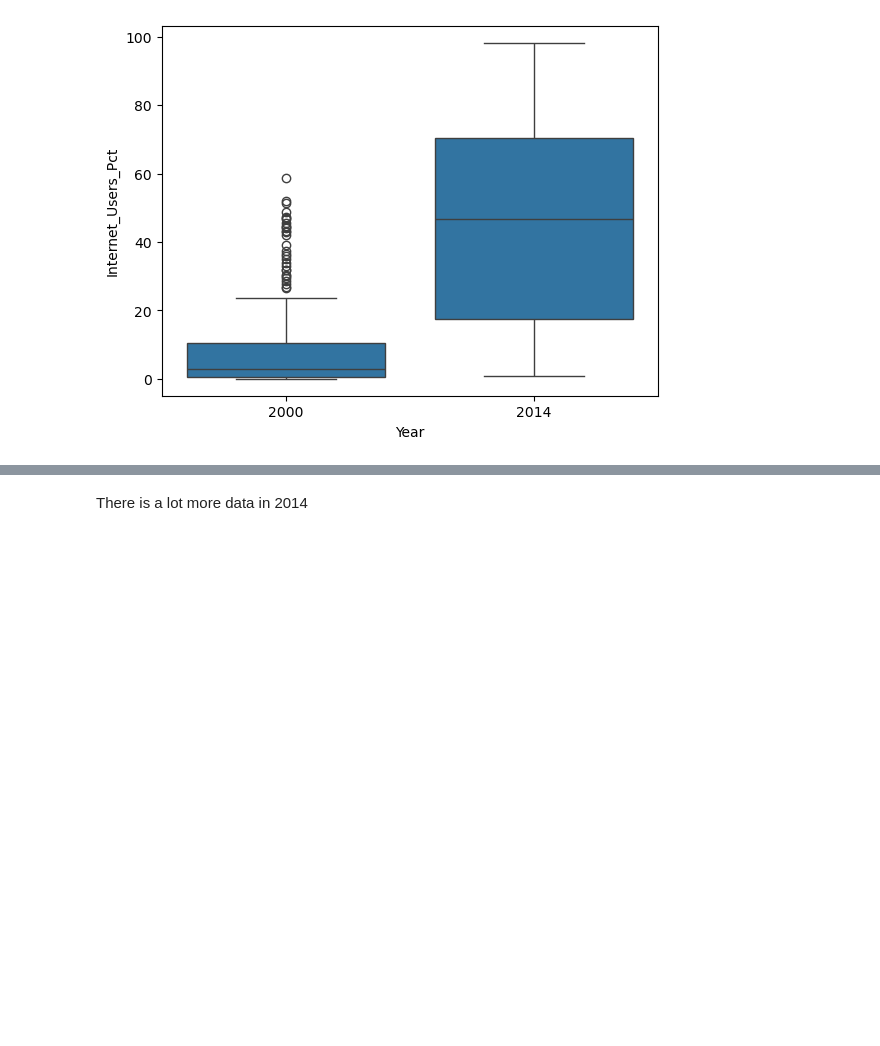
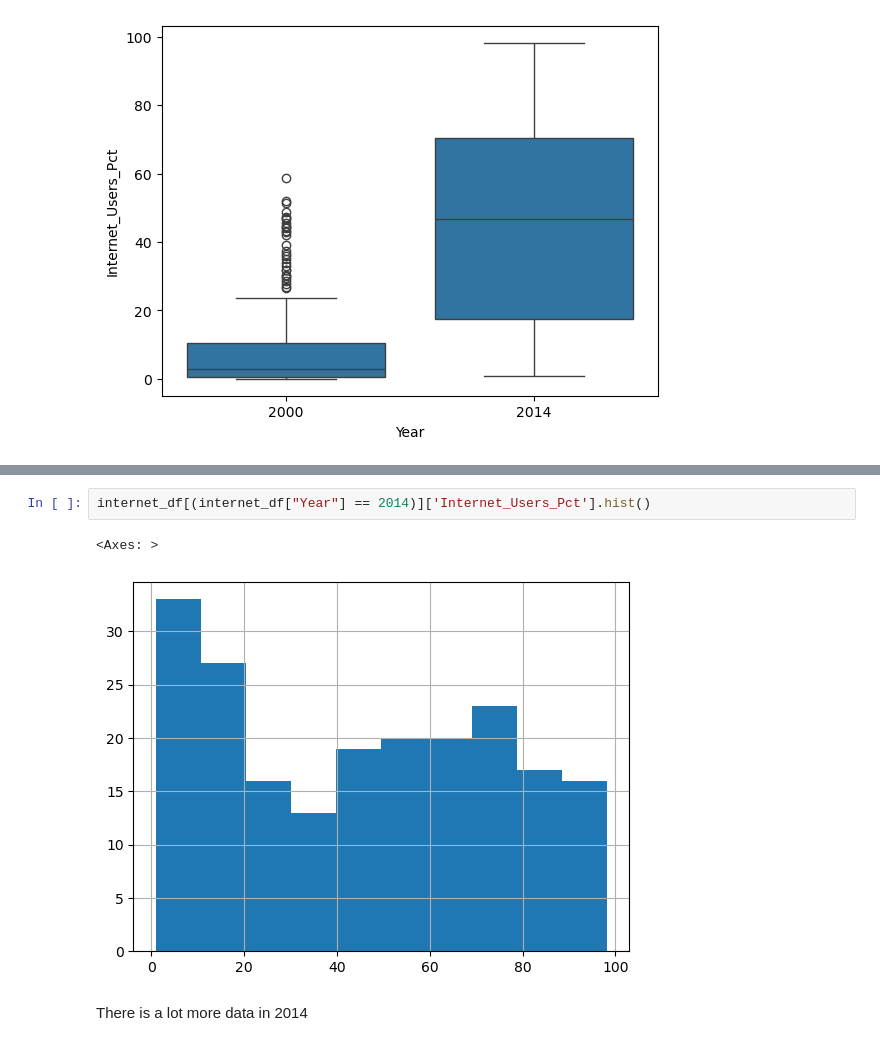
Before and after one commit to NSS-Data-Analytics-Cohort-15/un-exploration-cfazio93, a Jupyter notebook: notebooks/cassidy_un_notebook.ipynb, the cells around one changed output, grey strips where cells are left out. Cells and saved outputs as stored; diff of their text form; blank space fills up the shorter version.

```diff
--- a/notebooks/cassidy_un_notebook.ipynb
+++ b/notebooks/cassidy_un_notebook.ipynb
@@ -776,3 +776,8 @@ plt.scatter(by_year.Year, by_year.Internet_Users_Pct)
+# %%
+internet_df[(internet_df["Year"] == 2014)]['Internet_Users_Pct'].hist()
+# %% [output]
+<Axes: >
+[figure, added]
 # %% [markdown]
 There is a lot more data in 2014
 # %% [markdown]
```
Also changed, not shown: parts of 6 cells of this notebook.
